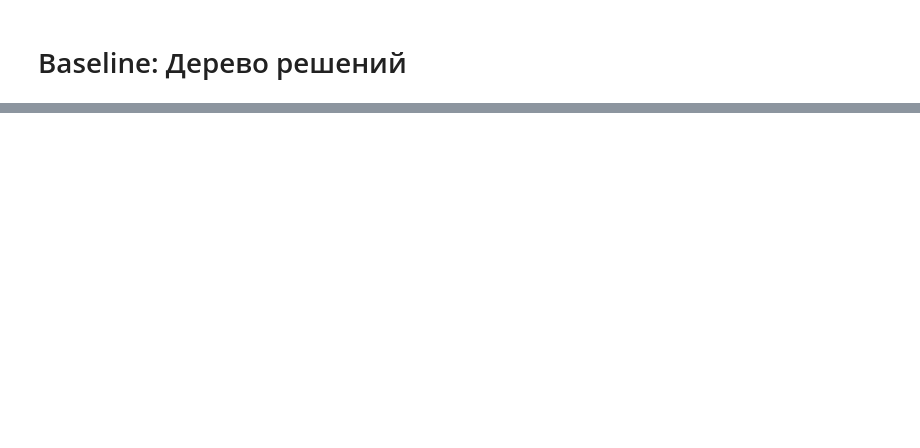
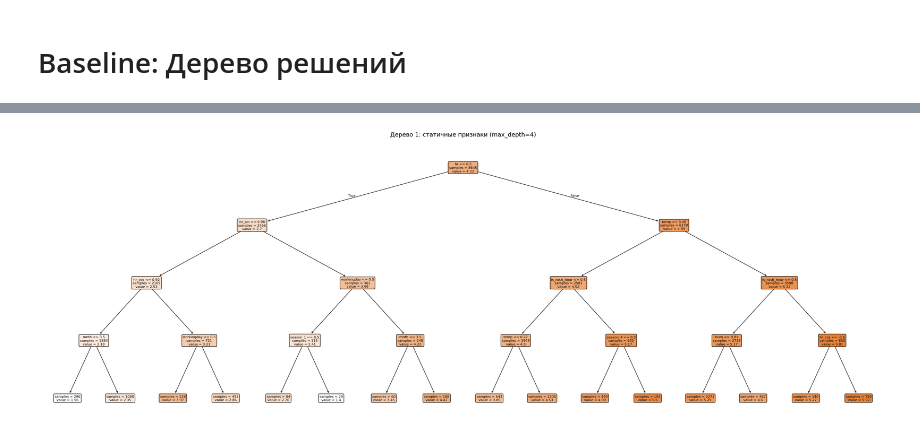
Before and after one commit to Kanogame/bikeshare, a Jupyter notebook: notebooks/03_baseline.ipynb, the cells around one changed output, grey strips where cells are left out. Saved outputs shown, nothing was run; the diff lists cells and outputs as text; code cells hidden in the pictures; blank space fills up the shorter version.

```diff
--- a/notebooks/03_baseline.ipynb
+++ b/notebooks/03_baseline.ipynb
@@ -233,0 +132,27 @@ plt.show()
+# %%
+train_median_s = train[STATIC_COLS].median()
+
+X_train_s = train[STATIC_COLS].fillna(train_median_s)
+X_val_s   = val[STATIC_COLS].fillna(train_median_s)
+X_test_s  = test[STATIC_COLS].fillna(train_median_s)
+X_cold_s  = test_cold[STATIC_COLS].fillna(train_median_s)
+X_imm_s   = test_immediate[STATIC_COLS].fillna(train_median_s)
+
+y_train = train[TARGET].values
+y_val   = val[TARGET].values
+y_test  = test[TARGET].values
+y_cold  = test_cold[TARGET].values
+y_imm   = test_immediate[TARGET].values
+# %%
+dt_static = DecisionTreeRegressor(max_depth=4, random_state=RANDOM_SEED)
+dt_static.fit(X_train_s, y_train)
+
+metrics_static = {
+    "train":          eval_metrics(y_train, dt_static.predict(X_train_s)),
+    "val":            eval_metrics(y_val,   dt_static.predict(X_val_s)),
+    "test":           eval_metrics(y_test,  dt_static.predict(X_test_s)),
+    "test_cold":      eval_metrics(y_cold,  dt_static.predict(X_cold_s)),
+    "test_immediate": eval_metrics(y_imm,   dt_static.predict(X_imm_s)),
+}
+
+pd.DataFrame(metrics_static).T.round(4)
@@ -233,0 +224,17 @@ plt.show()
+# %%
+fig, ax = plt.subplots(figsize=(28, 10))
+plot_tree(
+    dt_static,
+    feature_names=STATIC_COLS,
+    filled=True,
+    rounded=True,
+    fontsize=8,
+    ax=ax,
+    impurity=False,
+    precision=2,
+)
+plt.title("Дерево 1: статичные признаки (max_depth=4)", fontsize=14)
+plt.tight_layout()
+plt.show()
+# %% [output]
+[figure, added]
```
Also changed, not shown: parts of 45 cells of this notebook, 1 other file.
